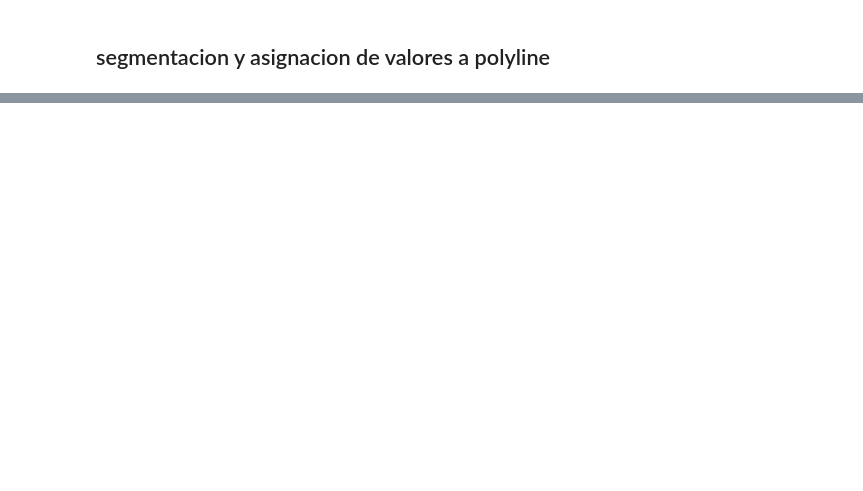
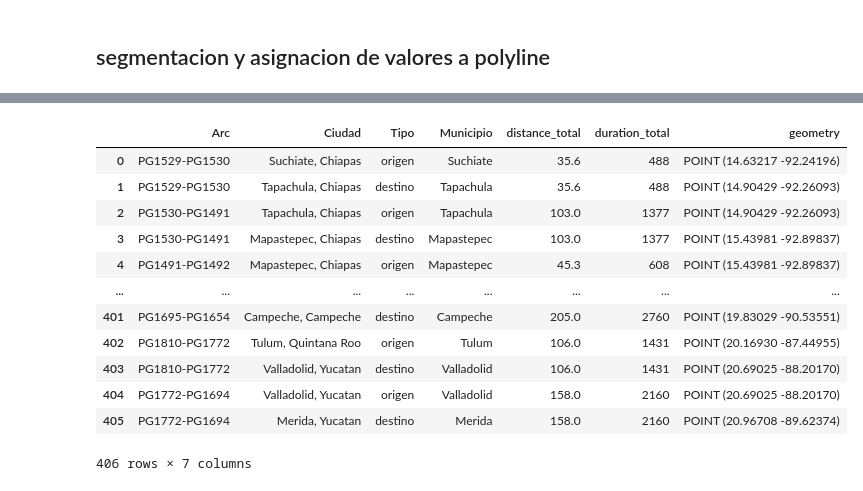
Before and after one commit to puriarter21/Mapa_Migracion_Irregular_Mexico, a Jupyter notebook: 1. Mapas/1. Mapas/Metodo_1/rutas_combinaciones.ipynb, the cells around one changed output, grey strips where cells are left out. Cells and saved outputs as stored; diff of their text form; code cells hidden in the pictures; blank space fills up the shorter version.

```diff
--- a/1. Mapas/1. Mapas/Metodo_1/rutas_combinaciones.ipynb
+++ b/1. Mapas/1. Mapas/Metodo_1/rutas_combinaciones.ipynb
@@ -1163,0 +1235,27 @@ df_filtrado.head()
+# %%
+# Guardar el GeoDataFrame df_pivot en el path especificado
+#output_path = '/Users/pablouriarte/Mapa_Migracion_Irregular_Mexico_Fresh/1. Mapas/1. Mapas/Metodo_1/areas/municipios/municipiosshp.shp'
+#df_pivot.to_file(output_path)
+
+# Eliminar la columna "centroide_xy"
+segmentos = segmentos.drop(columns=["centroide_xy"])
+
+# Guardar el GeoDataFrame en el path especificado
+#output_path = "/Users/pablouriarte/Mapa_Migracion_Irregular_Mexico_Fresh/1. Mapas/1. Mapas/Metodo_1/procesamiento de rutas/arcos/segmentos/segmentos.shp"
+#segmentos.to_file(output_path)
+# %%
+segmentos
+# %% [output]
+|  | Arc | Ciudad | Tipo | Municipio | distance_total | duration_total | geometry |
+| 0 | PG1529-PG1530 | Suchiate, Chiapas | origen | Suchiate | 35.6 | 488 | POINT (14.63217 -92.24196) |
+| 1 | PG1529-PG1530 | Tapachula, Chiapas | destino | Tapachula | 35.6 | 488 | POINT (14.90429 -92.26093) |
+| 2 | PG1530-PG1491 | Tapachula, Chiapas | origen | Tapachula | 103.0 | 1377 | POINT (14.90429 -92.26093) |
+| 3 | PG1530-PG1491 | Mapastepec, Chiapas | destino | Mapastepec | 103.0 | 1377 | POINT (15.43981 -92.89837) |
+| 4 | PG1491-PG1492 | Mapastepec, Chiapas | origen | Mapastepec | 45.3 | 608 | POINT (15.43981 -92.89837) |
+| ... | ... | ... | ... | ... | ... | ... | ... |
+| 401 | PG1695-PG1654 | Campeche, Campeche | destino | Campeche | 205.0 | 2760 | POINT (19.83029 -90.53551) |
+| 402 | PG1810-PG1772 | Tulum, Quintana Roo | origen | Tulum | 106.0 | 1431 | POINT (20.16930 -87.44955) |
+| 403 | PG1810-PG1772 | Valladolid, Yucatan | destino | Valladolid | 106.0 | 1431 | POINT (20.69025 -88.20170) |
+| 404 | PG1772-PG1694 | Valladolid, Yucatan | origen | Valladolid | 158.0 | 2160 | POINT (20.69025 -88.20170) |
+| 405 | PG1772-PG1694 | Merida, Yucatan | destino | Merida | 158.0 | 2160 | POINT (20.96708 -89.62374) |
+406 rows × 7 columns
```
Also changed, not shown: parts of 37 cells of this notebook, 24 other files.
